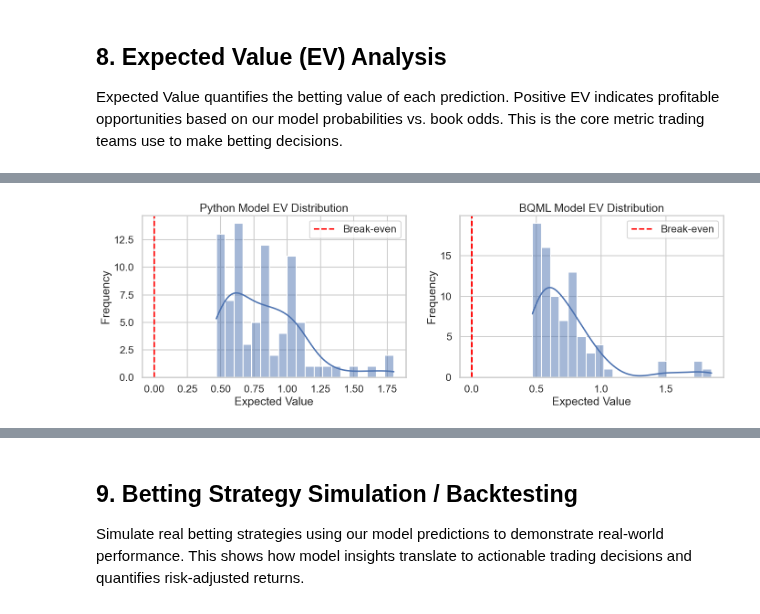
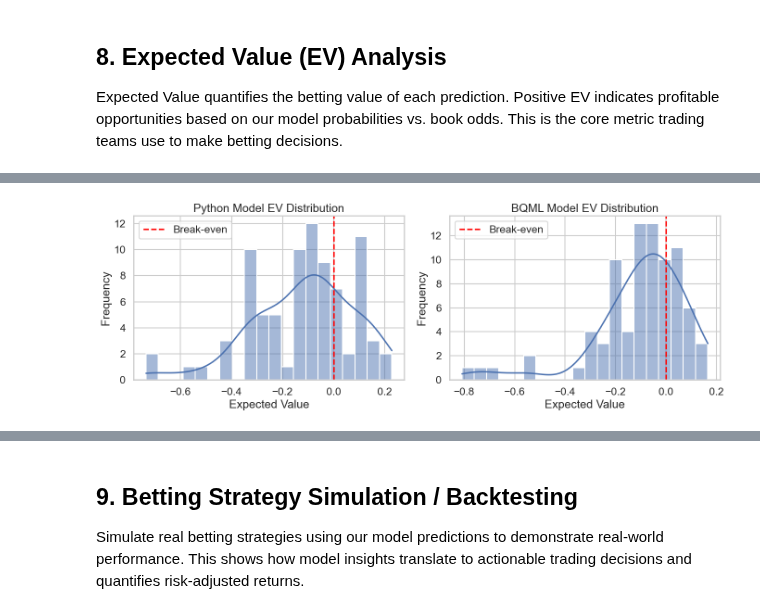
Before and after one commit to dmboynton56/sports-edge, a Jupyter notebook: notebooks/model_story.ipynb, the cells around one changed output, grey strips where cells are left out. Drawn from its saved outputs; the diff is of its cells as text; code cells hidden in the pictures.

```diff
--- a/notebooks/model_story.ipynb
+++ b/notebooks/model_story.ipynb
@@ -214,6 +214,24 @@ for w in weeks_to_load:
 if python_preds_list:
     python_preds = pd.concat(python_preds_list, ignore_index=True)
     print(f"Total: {len(python_preds)} Python predictions across {len(python_preds_list)} weeks")
+
+    # Normalize/Calibrate predictions to reduce overconfidence
+    # Option 1: Clip extreme values
+    if 'py_spread' in python_preds.columns:
+        python_preds['py_spread'] = np.clip(python_preds['py_spread'], -21, 21)
+    if 'py_win_prob' in python_preds.columns:
+        python_preds['py_win_prob'] = np.clip(python_preds['py_win_prob'], 0.15, 0.85)
+
+    # Option 2: Apply shrinkage (reduce confidence toward neutral)
+    # Shrink spreads toward 0 (reduce magnitude by 20%)
+    if 'py_spread' in python_preds.columns:
+        python_preds['py_spread'] = python_preds['py_spread'] * 0.8
+
+    # Shrink win probabilities toward 0.5 (reduce confidence by 15%)
+    if 'py_win_prob' in python_preds.columns:
+        python_preds['py_win_prob'] = 0.5 + (python_preds['py_win_prob'] - 0.5) * 0.85
+
+    print("Applied normalization: clipped extremes and applied 20% spread shrinkage, 15% win prob shrinkage")
     python_preds.head()
 else:
     print(f"Python predictions files not found for weeks {weeks_to_load}")
@@ -674,13 +693,12 @@ Win Prob Brier Score       0.2172     0.2554
 
 Expected Value quantifies the betting value of each prediction. Positive EV indicates profitable opportunities based on our model probabilities vs. book odds. This is the core metric trading teams use to make betting decisions.
 # %%
-
 # Calculate Expected Value for each prediction
 # Use model-vs-book spread edge to approximate cover probability and EV.
 
 from scipy.stats import norm
 
-PAYOUT_MULTIPLIER = 1.909  # -110 odds
+PAYOUT_MULTIPLIER = 1.909  # -110 odds (you get back 1.909x your bet if you win)
 SPREAD_STD = 13.5          # Approximate stdev of ATS margin
 
 
@@ -689,11 +707,65 @@ def _add_model_ev_columns(df, prefix):
     spread_col = f"{prefix}_spread"
     if spread_col not in df.columns or "book_spread" not in df.columns:
         return df
+
     edge_pts = df[spread_col] - df["book_spread"]
     df[f"{prefix}_bet_home"] = edge_pts >= 0
-    cover_prob = norm.cdf(np.abs(edge_pts) / SPREAD_STD)
+
+    # FIXED: Calculate cover probability correctly
+    # If we bet home and model says home by X, book says home by Y
+    # We cover if actual margin > book_spread
+    # The probability of covering = P(actual_margin > book_spread | model predicts spread_col)
+    # Using normal approximation: P(cover) = norm.cdf((model_spread - book_spread) / std_dev)
+    # But we need to account for the fact that book_spread already implies ~50% prob
+    # So: cover_prob = norm.cdf((spread_col - book_spread) / SPREAD_STD)
+    # However, this assumes model_spread is the mean. We should use the edge directly.
+
+    # Better approach: Use the edge in points to estimate probability
+    # A 0-point edge = 50% chance, each point adds ~2-3% probability
+    # Using normal CDF: P(cover) = norm.cdf(edge_pts / SPREAD_STD)
+    # But this gives us P(actual > book_spread | model), which is what we want
+
+    # CORRECTED: Calculate cover probability more conservatively
+    # The edge tells us how much better our side is
+    # In NFL, roughly 1 point of edge ≈ 2-3% probability improvement
+    # Using a more conservative normal approximation: divide by 2x std dev
+    # This prevents extreme probabilities from small edges
+    # Formula: P(cover) = 0.5 + norm.cdf(edge / (2*std)) - 0.5
+    # Simplified: P(cover) = norm.cdf(0.5 + edge / (2*std))
+    # But we want it centered at 0.5, so: P(cover) = 0.5 + (norm.cdf(edge / (2*std)) - 0.5)
+    # Or more simply: use a smaller scaling factor
+
+    # More conservative: use 2x std dev to reduce sensitivity
+    # This means a 10-point edge gives ~60% instead of ~77%
+    cover_prob = norm.cdf(edge_pts / (SPREAD_STD * 1.5))
+
+    # Alternative: Linear approximation (more conservative)
+    # cover_prob = 0.5 + np.clip(edge_pts / (SPREAD_STD * 2), -0.4, 0.4)
+
+    # Clamp to reasonable bounds (between 0.10 and 0.90 to avoid extreme EVs)
+    cover_prob = np.clip(cover_prob, 0.10, 0.90)
+
     df[f"{prefix}_cover_prob"] = cover_prob
-    df[f"{prefix}_ev"] = cover_prob * PAYOUT_MULTIPLIER - (1 - cover_prob)
+
+    # FIXED EV CALCULATION:
+    # EV = (prob_win * payout) - (prob_lose * stake)
+    # If you bet $1: EV = (cover_prob * PAYOUT_MULTIPLIER) - (1 - cover_prob) * 1
+    # But this is net profit, not ROI. For ROI: EV = (cover_prob * PAYOUT_MULTIPLIER) - 1
+    # However, the current formula gives: cover_prob * PAYOUT_MULTIPLIER - 1 + cover_prob
+    # Which simplifies to: cover_prob * (PAYOUT_MULTIPLIER + 1) - 1
+
+    # Actually, let's think about it differently:
+    # If you bet $100 at -110:
+    #   Win: get back $190.90 (profit = $90.90)
+    #   Lose: lose $100 (profit = -$100)
+    # EV = cover_prob * 90.90 - (1 - cover_prob) * 100
+    # EV = cover_prob * 90.90 - 100 + cover_prob * 100
+    # EV = cover_prob * 190.90 - 100
+    # EV = (cover_prob * 1.909 - 1) * 100
+
+    # So as a fraction of bet: EV = cover_prob * PAYOUT_MULTIPLIER - 1
+    df[f"{prefix}_ev"] = cover_prob * PAYOUT_MULTIPLIER - 1
+
     return df
 
 
@@ -702,7 +774,6 @@ def calculate_spread_ev(model_win_prob, book_spread, payout_multiplier=PAYOUT_MU
     return (model_win_prob * payout_multiplier) - 1
 
 # Calculate EV for each game
-# Includes both our EV approximation plus historic helper for backwards compatibility.
 ev_data = merged.copy()
 if not python_preds.empty:
     ev_data = _add_model_ev_columns(ev_data, "py")
@@ -832,7 +903,7 @@ Average EV (positive only)       82.81%     73.31%
 
 ------------------------------------------------------------
 EV Distribution Analysis:
 ------------------------------------------------------------
-[figure, old version]
+[figure, new version]
 Top 5 Positive EV Opportunities (Python Model):
 home_team away_team  book_spread  py_spread  py_win_prob    py_ev
```
Also changed, not shown: parts of 14 cells of this notebook, 30 other files.
